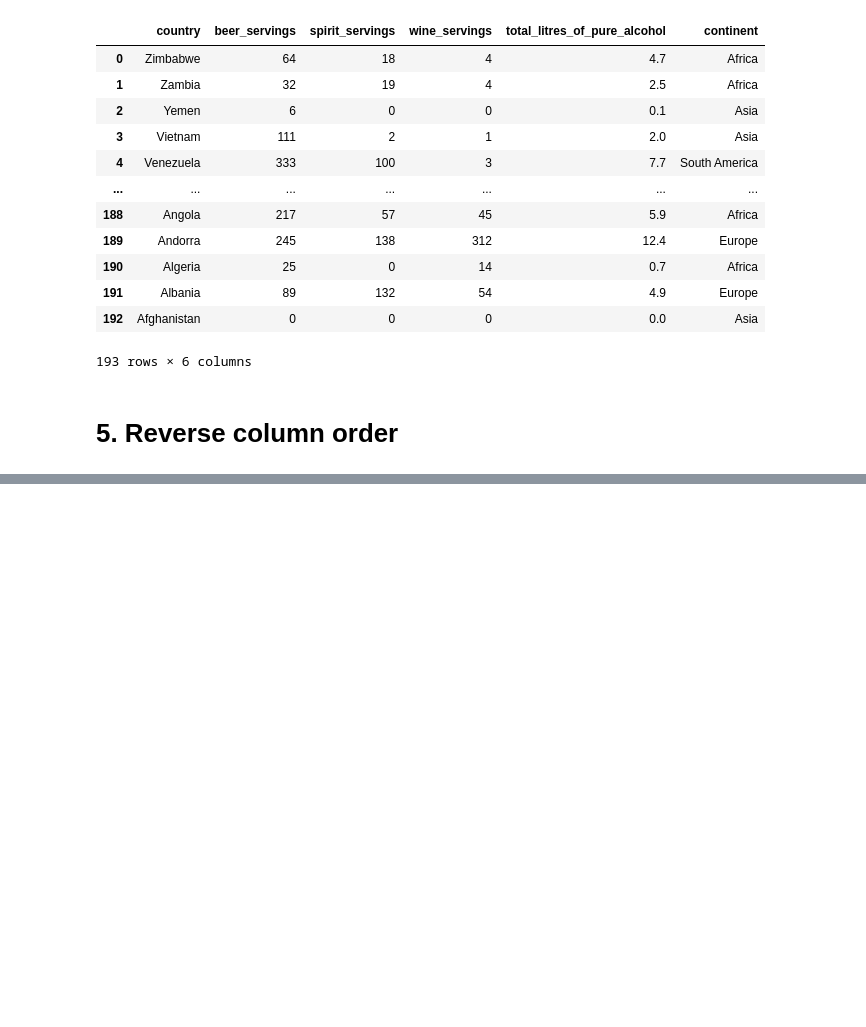
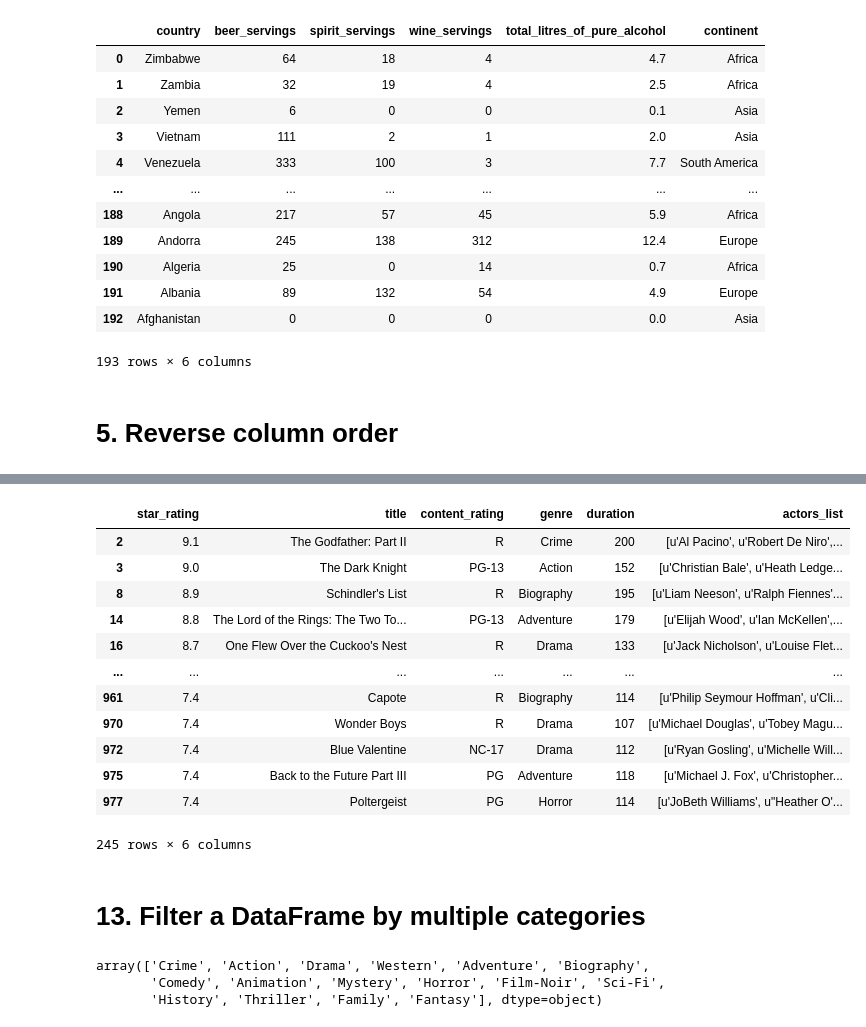
Before and after one commit to ZygimantasB/pandas_training, a Jupyter notebook: from_youtube_video/youtube.ipynb, the cells around one changed output, grey strips where cells are left out. Saved outputs shown, nothing was run; the diff lists cells and outputs as text; code cells hidden in the pictures; blank space fills up the shorter version.

```diff
--- a/from_youtube_video/youtube.ipynb
+++ b/from_youtube_video/youtube.ipynb
@@ -108,0 +399,25 @@ drinks.loc[::-1].reset_index(drop=True)
+# %%
+movies_2 = movies.drop(movies_1.index)
+movies_2
+# %% [output]
+|  | star_rating | title | content_rating | genre | duration | actors_list |
+| 2 | 9.1 | The Godfather: Part II | R | Crime | 200 | [u'Al Pacino', u'Robert De Niro',... |
+| 3 | 9.0 | The Dark Knight | PG-13 | Action | 152 | [u'Christian Bale', u'Heath Ledge... |
+| 8 | 8.9 | Schindler's List | R | Biography | 195 | [u'Liam Neeson', u'Ralph Fiennes'... |
+| 14 | 8.8 | The Lord of the Rings: The Two To... | PG-13 | Adventure | 179 | [u'Elijah Wood', u'Ian McKellen',... |
+| 16 | 8.7 | One Flew Over the Cuckoo's Nest | R | Drama | 133 | [u'Jack Nicholson', u'Louise Flet... |
+| ... | ... | ... | ... | ... | ... | ... |
+| 961 | 7.4 | Capote | R | Biography | 114 | [u'Philip Seymour Hoffman', u'Cli... |
+| 970 | 7.4 | Wonder Boys | R | Drama | 107 | [u'Michael Douglas', u'Tobey Magu... |
+| 972 | 7.4 | Blue Valentine | NC-17 | Drama | 112 | [u'Ryan Gosling', u'Michelle Will... |
+| 975 | 7.4 | Back to the Future Part III | PG | Adventure | 118 | [u'Michael J. Fox', u'Christopher... |
+| 977 | 7.4 | Poltergeist | PG | Horror | 114 | [u'JoBeth Williams', u"Heather O'... |
+245 rows × 6 columns
+# %% [markdown]
+# 13. Filter a DataFrame by multiple categories
+# %%
+movies.genre.unique()
+# %% [output]
+array(['Crime', 'Action', 'Drama', 'Western', 'Adventure', 'Biography',
+       'Comedy', 'Animation', 'Mystery', 'Horror', 'Film-Noir', 'Sci-Fi',
+       'History', 'Thriller', 'Family', 'Fantasy'], dtype=object)
```
Also changed, not shown: parts of 94 cells of this notebook, 1 other file.
